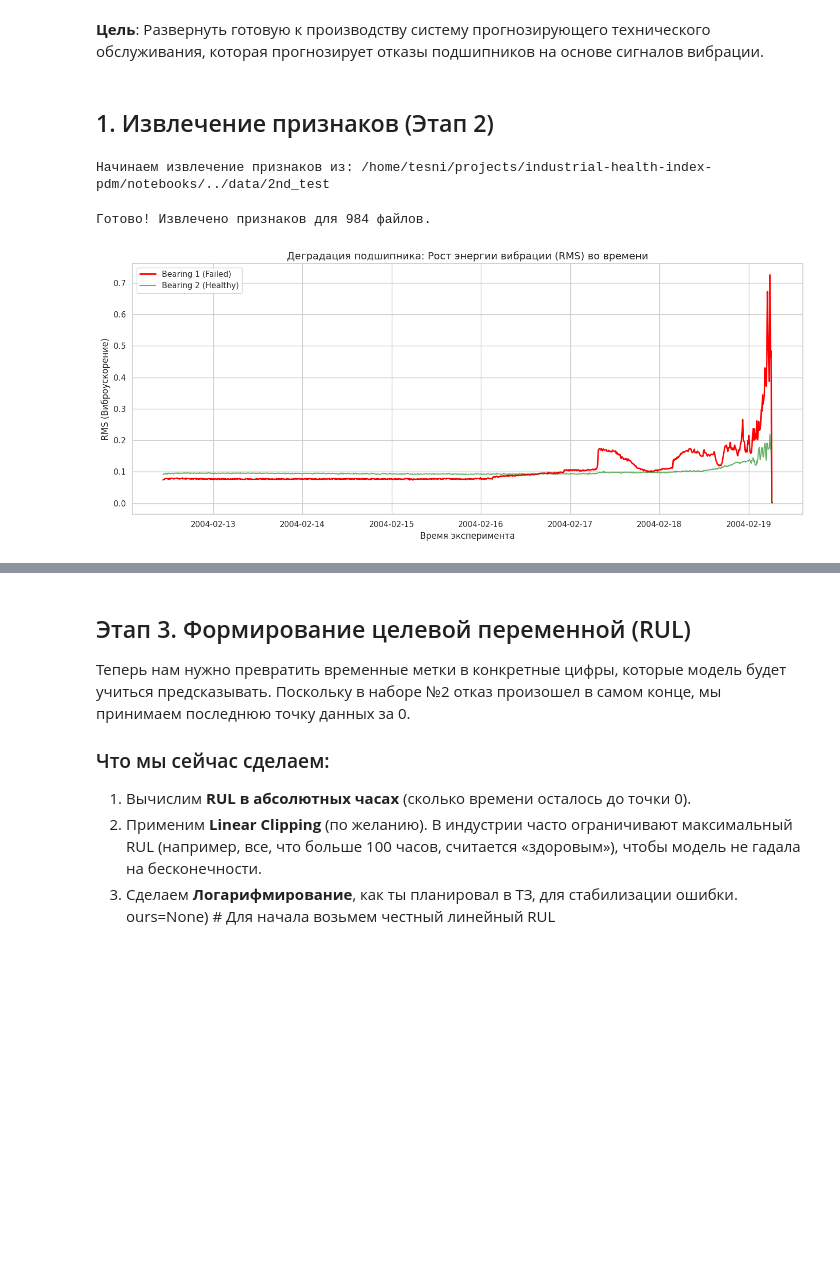
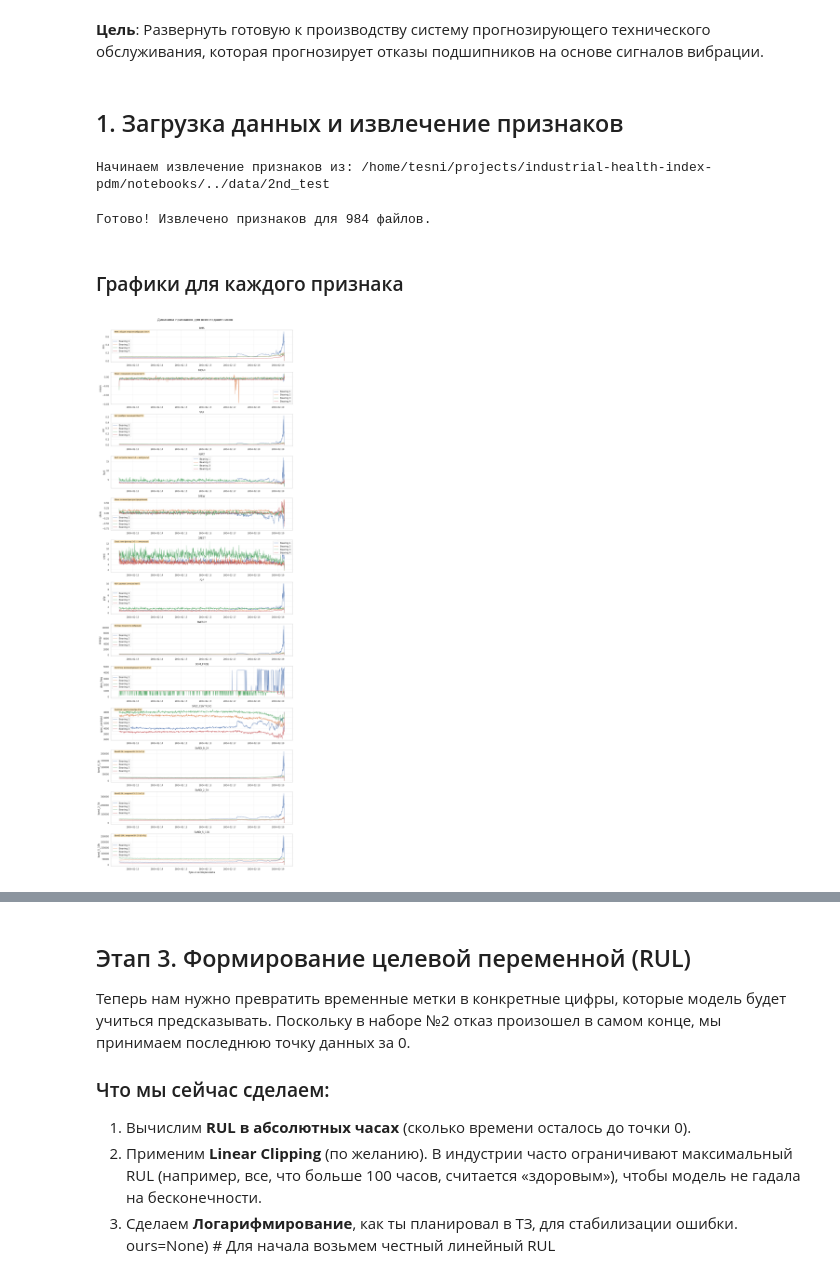
Before and after one commit to czeberyak/industrial-health-index-pdm, a Jupyter notebook: notebooks/BearingHealth Predictor.ipynb, the cells around one changed output, grey strips where cells are left out. Drawn from its saved outputs; the diff is of its cells as text; code cells hidden in the pictures; blank space fills up the shorter version.

Commit message:
Двигаюсь по пути вдумчивого анализа. Выделил 13 признаков для Set2ю  Построил графики. Анализирую.

```diff
--- a/notebooks/BearingHealth Predictor.ipynb
+++ b/notebooks/BearingHealth Predictor.ipynb
@@ -17,7 +17,7 @@ from sklearn.ensemble import RandomForestRegressor
 from sklearn.metrics import mean_absolute_error
 from sklearn.preprocessing import StandardScaler
 # %% [markdown]
-## 1. Извлечение признаков (Этап 2)
+## 1. Загрузка данных и извлечение признаков
 # %%
 # --- 1. ФУНКЦИИ ИЗВЛЕЧЕНИЯ ПРИЗНАКОВ ---
 
@@ -88,22 +88,62 @@ data_path = Path('../data/2nd_test')
 print(f"Начинаем извлечение признаков из: {data_path.absolute()}")
 df_features = extract_advanced_features(data_path)
 print(f"Готово! Извлечено признаков для {len(df_features)} файлов.")
-
-# Настройки графиков
-sns.set_theme(style="whitegrid")
-plt.figure(figsize=(14, 6))
-
-# Строим график RMS
-plt.plot(df_features['timestamp'], df_features['b1_rms'], label='Bearing 1 (Failed)', color='red', linewidth=2)
-plt.plot(df_features['timestamp'], df_features['b2_rms'], label='Bearing 2 (Healthy)', color='green', alpha=0.6)
-
-plt.title('Деградация подшипника: Рост энергии вибрации (RMS) во времени', fontsize=14)
-plt.xlabel('Время эксперимента', fontsize=12)
-plt.ylabel('RMS (Виброускорение)', fontsize=12)
-plt.legend()
-plt.tight_layout()
-plt.show()
 # %% [output]
 Начинаем извлечение признаков из: /home/tesni/projects/industrial-health-index-pdm/notebooks/../data/2nd_test
 Готово! Извлечено признаков для 984 файлов.
-[figure, removed]
+# %% [markdown]
+### Графики для каждого признака
+# %%
+# Список признаков для визуализации
+features = ['rms', 'mean', 'var', 'kurt', 'skew', 'crest', 'p2p',
+           'energy', 'dom_freq', 'spec_centroid', 'band_0_2k',
+           'band_2_5k', 'band_5_10k']
+
+
+# Словарь с краткими пояснениями
+feature_descriptions = {
+    'rms': 'RMS: общая энергия вибрации (м/с²)',
+    'mean': 'Mean: смещение сигнала (м/с²)',
+    'var': 'Var: разброс значений ((м/с²)²)',
+    'kurt': 'Kurt: острота пика (>4 — импульсы)',
+    'skew': 'Skew: асимметрия распределения',
+    'crest': 'Crest: пик‑фактор (>5 — импульсы)',
+    'p2p': 'P2P: размах сигнала (м/с²)',
+    'energy': 'Energy: мощность вибрации',
+    'dom_freq': 'DomFreq: доминирующая частота (Гц)',
+    'spec_centroid': 'Centroid: центр спектра (Гц)',
+    'band_0_2k': 'Band0‑2k: энергия НЧ (0–2 кГц)',
+    'band_2_5k': 'Band2‑5k: энергия СЧ (2–5 кГц)',
+    'band_5_10k': 'Band5‑10k: энергия ВЧ (5–10 кГц)'
+}
+
+# Настройка стиля
+sns.set_theme(style="whitegrid")
+fig, axes = plt.subplots(13, 1, figsize=(14, 39))
+fig.suptitle('Динамика признаков для всех подшипников', fontsize=16, y=1.001)
+
+
+# Для каждого признака строим график
+for idx, feature in enumerate(features):
+    ax = axes[idx]
+
+    # Рисуем линии для всех подшипников
+    for bearing in range(1, 5):  # подшипники b1-b4
+        col_name = f'b{bearing}_{feature}'
+        if col_name in df_features.columns:
+            ax.plot(df_features['timestamp'], df_features[col_name],
+                   label=f'Bearing {bearing}', linewidth=1)
+            ax.text(0.02, 0.98, feature_descriptions[feature],
+           transform=ax.transAxes, fontsize=9,
+           verticalalignment='top', bbox=dict(boxstyle='round', facecolor='wheat', alpha=0.8))
+
+    ax.set_title(f'{feature.upper()}', fontsize=12)
+    ax.set_ylabel(feature)
+    ax.legend()
+    ax.grid(True, alpha=0.3)
+
+plt.xlabel('Время эксперимента', fontsize=12)
+plt.tight_layout()
+plt.show()
+# %% [output]
+[figure, added]
```
Also changed, not shown: parts of 8 cells of this notebook.
